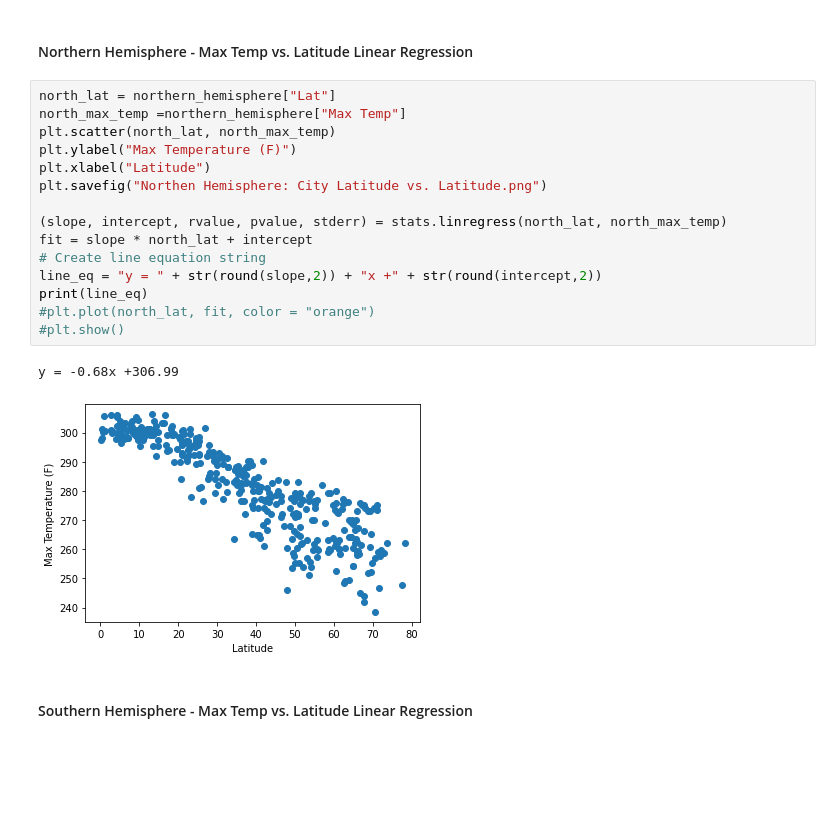
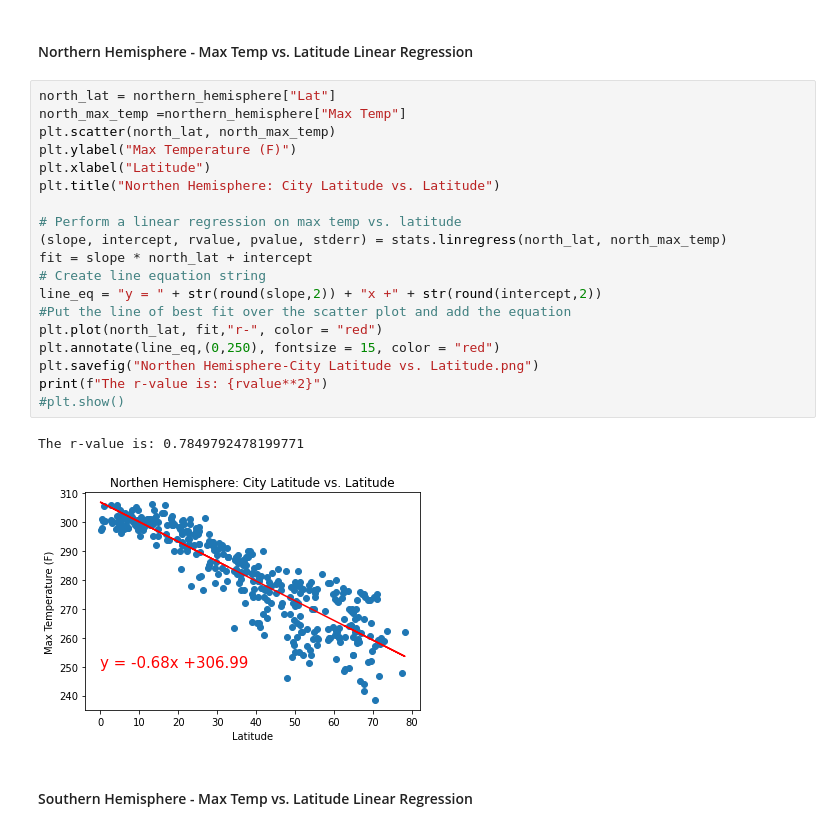
Before and after one commit to yperez0914/Whats-The-Weather-Like, a Jupyter notebook: WeatherPy/WeatherPy.ipynb, the cells around one changed output. Cells and saved outputs as stored; diff of their text form; blank space fills up the shorter version.

Commit message:
northern_southern linear regressions

```diff
--- a/WeatherPy/WeatherPy.ipynb
+++ b/WeatherPy/WeatherPy.ipynb
@@ -328,20 +333,24 @@ northern_hemisphere = clean_city_data.loc[clean_city_data["Lat"] >= 0]
 # %%
 north_lat = northern_hemisphere["Lat"]
 north_max_temp =northern_hemisphere["Max Temp"]
 plt.scatter(north_lat, north_max_temp)
 plt.ylabel("Max Temperature (F)")
 plt.xlabel("Latitude")
-plt.savefig("Northen Hemisphere: City Latitude vs. Latitude.png")
+plt.title("Northen Hemisphere: City Latitude vs. Latitude")
 
+# Perform a linear regression on max temp vs. latitude
 (slope, intercept, rvalue, pvalue, stderr) = stats.linregress(north_lat, north_max_temp)
 fit = slope * north_lat + intercept
 # Create line equation string
 line_eq = "y = " + str(round(slope,2)) + "x +" + str(round(intercept,2))
-print(line_eq)
-#plt.plot(north_lat, fit, color = "orange")
+#Put the line of best fit over the scatter plot and add the equation
+plt.plot(north_lat, fit,"r-", color = "red")
+plt.annotate(line_eq,(0,250), fontsize = 15, color = "red")
+plt.savefig("Northen Hemisphere-City Latitude vs. Latitude.png")
+print(f"The r-value is: {rvalue**2}")
 #plt.show()
 # %% [output]
-y = -0.68x +306.99
+The r-value is: 0.7849792478199771
-[figure, old version]
+[figure, new version]
 # %% [markdown]
 ####  Southern Hemisphere - Max Temp vs. Latitude Linear Regression
```
Also changed, not shown: parts of 6 cells of this notebook, 8 other files.
